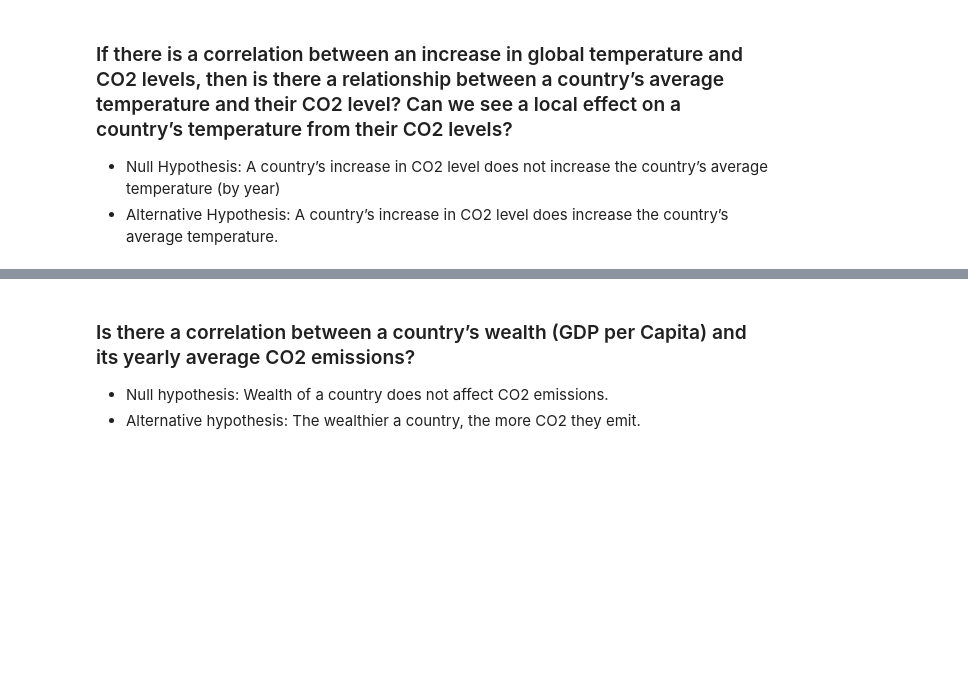
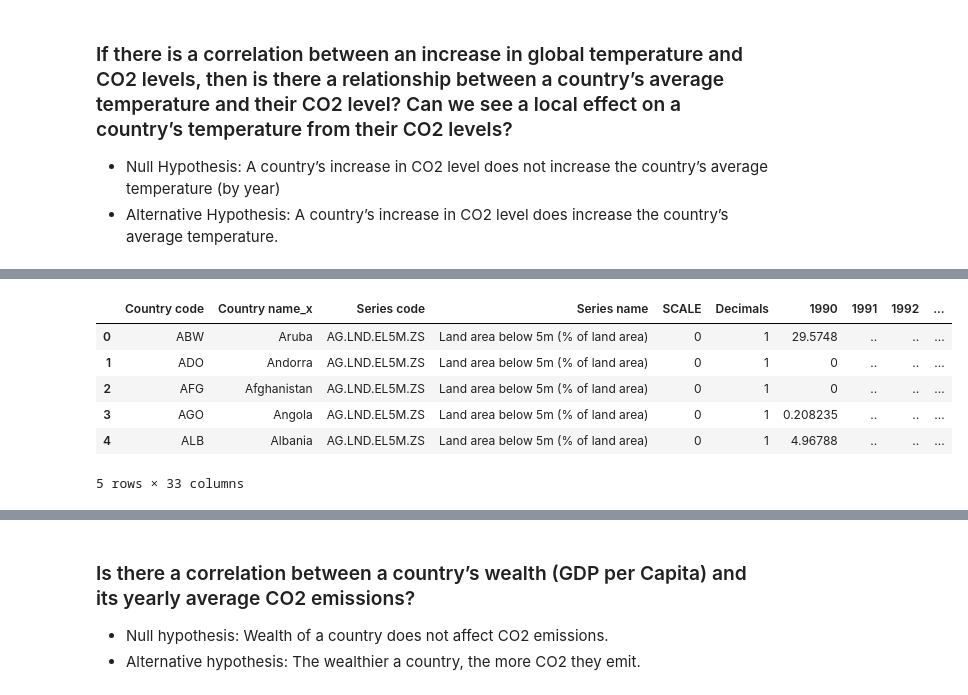
Before and after one commit to Heesu-H/project_1, a Jupyter notebook: ClimateChangePy.ipynb, the cells around one changed output, grey strips where cells are left out. Cells and saved outputs as stored; diff of their text form; code cells hidden in the pictures; blank space fills up the shorter version.

```diff
--- a/ClimateChangePy.ipynb
+++ b/ClimateChangePy.ipynb
@@ -71,0 +96,12 @@ co2_df
+# %%
+# Join two datasets on country code
+join = pd.merge(climchang_df,country_df, on='Country code', how='left')
+join.head()
+# %% [output]
+|  | Country code | Country name_x | Series code | Series name | SCALE | Decimals | 1990 | 1991 | 1992 | ... |
+| 0 | ABW | Aruba | AG.LND.EL5M.ZS | Land area below 5m (% of land area) | 0 | 1 | 29.5748 | .. | .. | ... |
+| 1 | ADO | Andorra | AG.LND.EL5M.ZS | Land area below 5m (% of land area) | 0 | 1 | 0 | .. | .. | ... |
+| 2 | AFG | Afghanistan | AG.LND.EL5M.ZS | Land area below 5m (% of land area) | 0 | 1 | 0 | .. | .. | ... |
+| 3 | AGO | Angola | AG.LND.EL5M.ZS | Land area below 5m (% of land area) | 0 | 1 | 0.208235 | .. | .. | ... |
+| 4 | ALB | Albania | AG.LND.EL5M.ZS | Land area below 5m (% of land area) | 0 | 1 | 4.96788 | .. | .. | ... |
+5 rows × 33 columns
```
Also changed, not shown: parts of 8 cells of this notebook.
